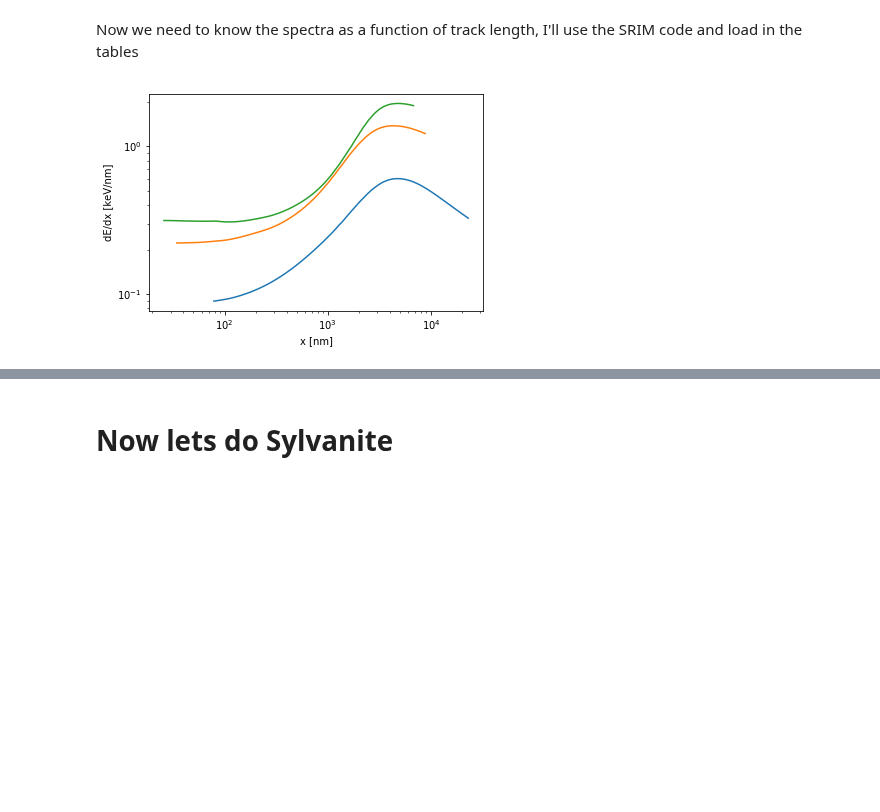
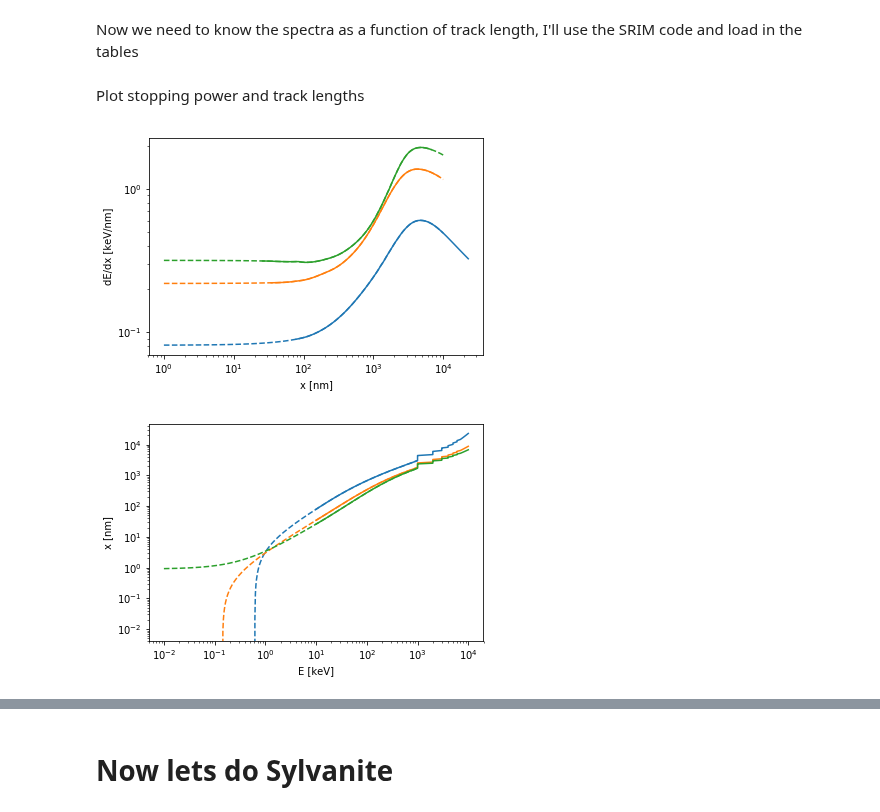
Before and after one commit to tedwards2412/paleo_detectors, a Jupyter notebook: Notebooks/Spectral_lim.ipynb, the cells around one changed output, grey strips where cells are left out. Drawn from its saved outputs; the diff is of its cells as text; code cells hidden in the pictures; blank space fills up the shorter version.

```diff
--- a/Notebooks/Spectral_lim.ipynb
+++ b/Notebooks/Spectral_lim.ipynb
@@ -50,38 +50,68 @@ plt.show()
 # %% [markdown]
 Now we need to know the spectra as a function of track length, I'll use the SRIM code and load in the tables
 # %%
-E_Li, dEedx_Li, dEdx_Li, x_Li = np.loadtxt("../Data/dRdESRIM/Li-Zab.txt", usecols=(0,1,2,3), unpack=True)
-E_C, dEedx_C, dEdx_C, x_C = np.loadtxt("../Data/dRdESRIM/C-Zab.txt", usecols=(0,1,2,3), unpack=True)
-E_O, dEedx_O, dEdx_O, x_O = np.loadtxt("../Data/dRdESRIM/O-Zab.txt", usecols=(0,1,2,3), unpack=True)
+#NB: The interpolation function had the same name as "dEdx_Li" as the data you were loading in
+#I've renamed the arrays to dEdx_data_Li (etc.), to clear this up...
+
+E_Li, dEedx_Li, dEdx_data_Li, x_Li = np.loadtxt("../Data/dRdESRIM/Li-Zab.txt", usecols=(0,1,2,3), unpack=True)
+E_C, dEedx_C, dEdx_data_C, x_C = np.loadtxt("../Data/dRdESRIM/C-Zab.txt", usecols=(0,1,2,3), unpack=True)
+E_O, dEedx_O, dEdx_data_O, x_O = np.loadtxt("../Data/dRdESRIM/O-Zab.txt", usecols=(0,1,2,3), unpack=True)
 
 x_Li *= 1.e3 # Convert micro_m to nm
 x_C *= 1.e3 # Convert micro_m to nm
 x_O *= 1.e3 # Convert micro_m to nm
 
-dEdx_Li += dEedx_Li # Convert keV/micro_m to keV/nm
-dEdx_C += dEedx_C # Convert keV/micro_m to keV/nm
-dEdx_O += dEedx_O # Convert keV/micro_m to keV/nm
+# Add electronic stopping to nuclear stopping
+dEdx_data_Li += dEedx_Li
+dEdx_data_C += dEedx_C
+dEdx_data_O += dEedx_O
 
-dEdx_Li *= 1.e-3 # Convert keV/micro_m to keV/nm
-dEdx_C *= 1.e-3 # Convert keV/micro_m to keV/nm
-dEdx_O *= 1.e-3 # Convert keV/micro_m to keV/nm
-
-plt.loglog(x_Li, dEdx_Li)
-plt.loglog(x_C, dEdx_C)
-plt.loglog(x_O, dEdx_O)
-plt.ylabel("dE/dx [keV/nm]")
-plt.xlabel("x [nm]")
-plt.show()
+dEdx_data_Li *= 1.e-3 # Convert keV/micro_m to keV/nm
+dEdx_data_C *= 1.e-3 # Convert keV/micro_m to keV/nm
+dEdx_data_O *= 1.e-3 # Convert keV/micro_m to keV/nm
 
 Etox_Li = interp1d(E_Li, x_Li, bounds_error=False, fill_value='extrapolate')
 Etox_C = interp1d(E_C, x_C, bounds_error=False, fill_value='extrapolate')
 Etox_O = interp1d(E_O, x_O, bounds_error=False, fill_value='extrapolate')
 
-dEdx_Li = interp1d(x_Li, dEdx_Li, bounds_error=False, fill_value='extrapolate')
-dEdx_C = interp1d(x_C, dEdx_C, bounds_error=False, fill_value='extrapolate')
-dEdx_O = interp1d(x_O, dEdx_O, bounds_error=False, fill_value='extrapolate')
+dEdx_Li = interp1d(x_Li, dEdx_data_Li, bounds_error=False, fill_value='extrapolate')
+dEdx_C = interp1d(x_C, dEdx_data_C, bounds_error=False, fill_value='extrapolate')
+dEdx_O = interp1d(x_O, dEdx_data_O, bounds_error=False, fill_value='extrapolate')
-# %% [output]
-[figure, removed]
+# %% [markdown]
+Plot stopping power and track lengths
+# %%
+x_list = np.logspace(0,4,100)
+
+plt.figure()
+plt.loglog(x_Li, dEdx_Li(x_Li), color='C0')
+plt.loglog(x_list, dEdx_Li(x_list), ls='--', color='C0')
+
+plt.loglog(x_C, dEdx_C(x_C), color='C1')
+plt.loglog(x_list, dEdx_C(x_list), ls='--', color='C1')
+
+plt.loglog(x_O, dEdx_O(x_O), color='C2')
+plt.loglog(x_list, dEdx_O(x_list), ls='--', color='C2')
+
+plt.ylabel("dE/dx [keV/nm]")
+plt.xlabel("x [nm]")
+plt.show()
+
+plt.figure()
+plt.loglog(E_Li, x_Li, color='C0')
+plt.loglog(E_list, Etox_Li(E_list), ls='--', color='C0')
+
+plt.loglog(E_C, x_C, color='C1')
+plt.loglog(E_list, Etox_C(E_list), ls='--', color='C1')
+
+plt.loglog(E_O, x_O, color='C2')
+plt.loglog(E_list, Etox_O(E_list), ls='--', color='C2')
+
+plt.ylabel("x [nm]")
+plt.xlabel("E [keV]")
+plt.show()
+# %% [output]
+[figure, added]
+[figure, added]
 # %%
 x_bins = np.logspace(0,3,100)
 x_width = np.diff(x_bins)
```
Also changed, not shown: parts of 5 cells of this notebook.
